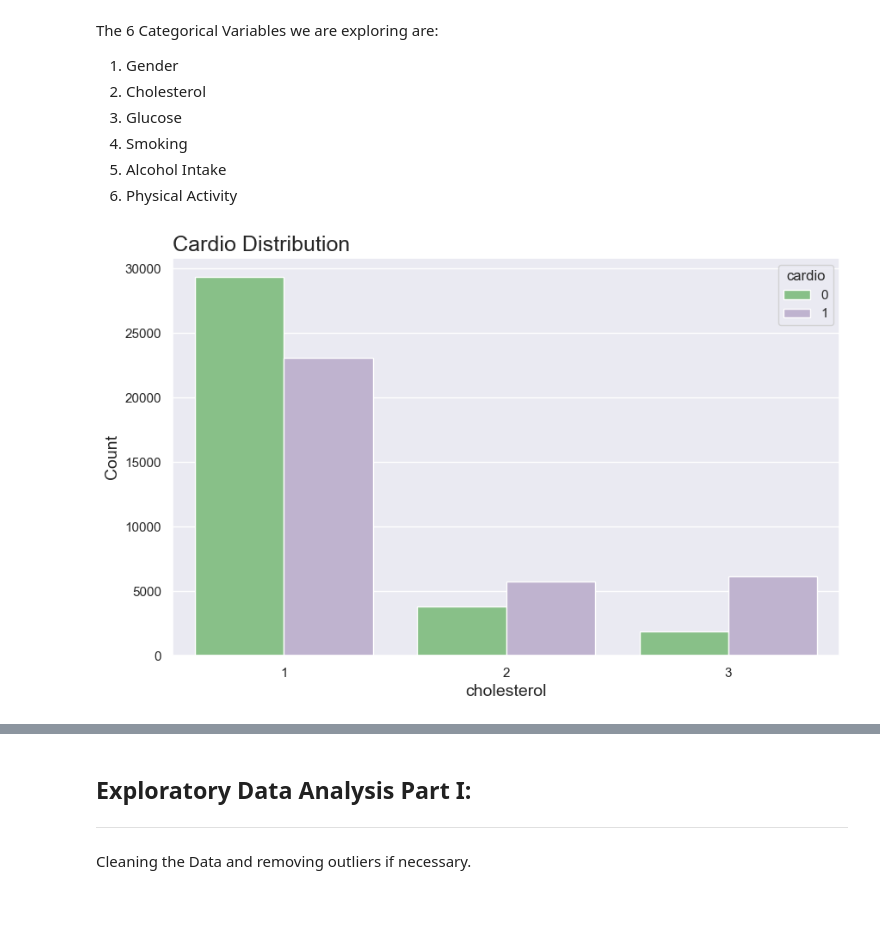
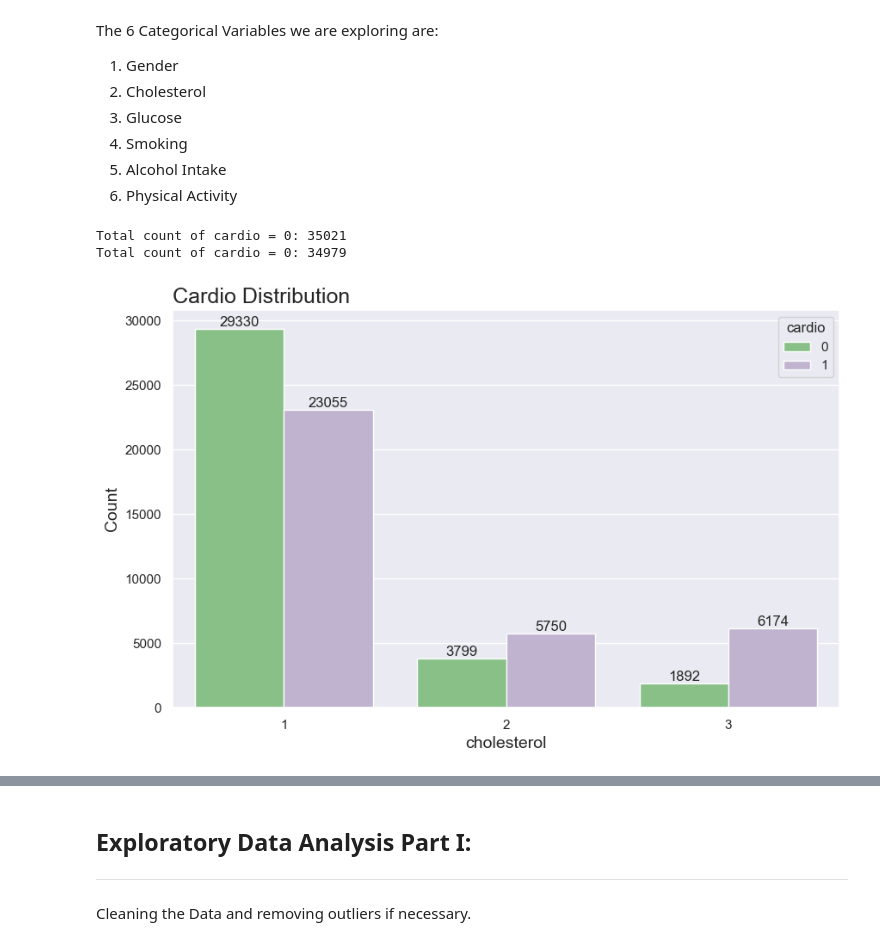
Before and after one commit to keithfykai/SC1015-Project---Cardiovascular-Disease-, a Jupyter notebook: SC1015 Project Notebook.ipynb, the cells around one changed output, grey strips where cells are left out. Cells and saved outputs as stored; diff of their text form; code cells hidden in the pictures; blank space fills up the shorter version.

```diff
--- a/SC1015 Project Notebook.ipynb
+++ b/SC1015 Project Notebook.ipynb
@@ -188,6 +188,8 @@ def balanced_target(target, dataset, hue=None):
     ax.set_title('Cardio Distribution', fontsize=18, loc='left')
     ax.set_xlabel(target, fontsize=14)
     ax.set_ylabel('Count', fontsize=14)
+    ax.bar_label(ax.containers[0])
+    ax.bar_label(ax.containers[1])
     ax=ax
 # %% [markdown]
 # 1.2 Describing the Variables:
@@ -302,8 +304,16 @@ The 6 Categorical Variables we are exploring are:
 # %%
 # cardio distribution by 'cholesterol' (Cholesterol)
 balanced_target(target='cholesterol', hue='cardio', dataset=df)
+
+total_cardio_0 = df['cardio'].value_counts()[0]
+total_cardio_1 = df['cardio'].value_counts()[1]
+
+print('Total count of cardio = 0:', total_cardio_0)
+print('Total count of cardio = 0:', total_cardio_1)
 # %% [output]
+Total count of cardio = 0: 35021
+Total count of cardio = 0: 34979
-[figure, old version]
+[figure, new version]
 # %%
 # cardio distribution by 'gluc' (Glucose)
 balanced_target(target='gluc',hue='cardio', dataset=df)
```
Also changed, not shown: parts of 4 cells of this notebook.
